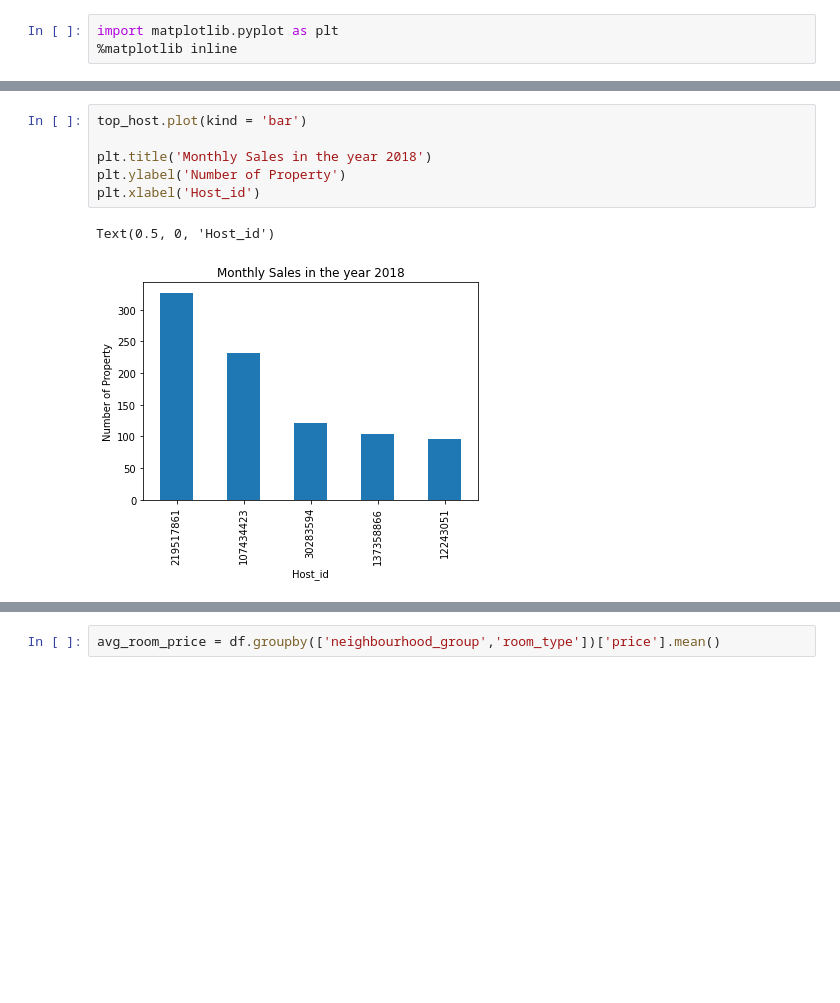
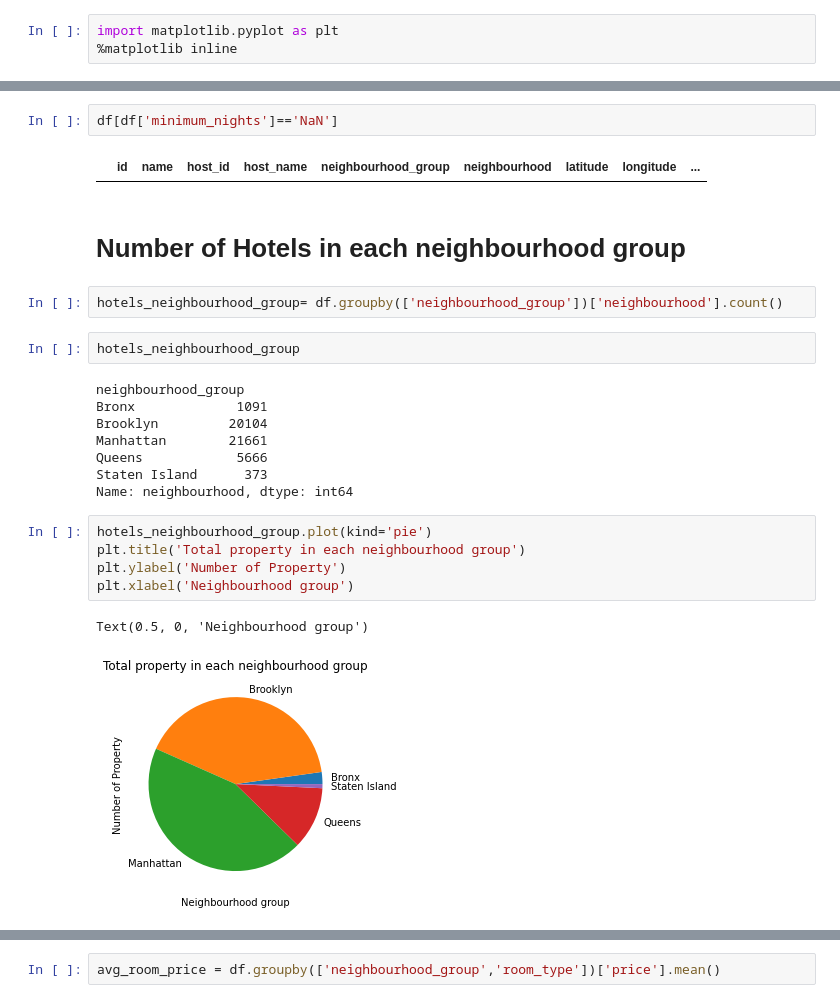
Before and after one commit to alokbhoi447/Airbnb-Booking-Analysis, a Jupyter notebook: Airbnb_Bookings_Analysis_Capstone_Project.ipynb, the cells around one changed output, grey strips where cells are left out. Drawn from its saved outputs; the diff is of its cells as text; blank space fills up the shorter version.

```diff
--- a/Airbnb_Bookings_Analysis_Capstone_Project.ipynb
+++ b/Airbnb_Bookings_Analysis_Capstone_Project.ipynb
@@ -55,9 +52,26 @@ import matplotlib.pyplot as plt
+# %%
+df[df['minimum_nights']=='NaN']
+# %% [output]
+|  | id | name | host_id | host_name | neighbourhood_group | neighbourhood | latitude | longitude | ... |
+# %% [markdown]
+# **Number of Hotels in each neighbourhood group**
+# %%
+hotels_neighbourhood_group= df.groupby(['neighbourhood_group'])['neighbourhood'].count()
+# %%
+hotels_neighbourhood_group
+# %% [output]
+neighbourhood_group
+Bronx             1091
+Brooklyn         20104
+Manhattan        21661
+Queens            5666
+Staten Island      373
+Name: neighbourhood, dtype: int64
 # %%
-top_host.plot(kind = 'bar')
-
-plt.title('Monthly Sales in the year 2018')
+hotels_neighbourhood_group.plot(kind='pie')
+plt.title('Total property in each neighbourhood group')
 plt.ylabel('Number of Property')
-plt.xlabel('Host_id')
+plt.xlabel('Neighbourhood group')
 # %% [output]
-Text(0.5, 0, 'Host_id')
+Text(0.5, 0, 'Neighbourhood group')
-[figure, old version]
+[figure, new version]
```
Also changed, not shown: parts of 34 cells of this notebook.
